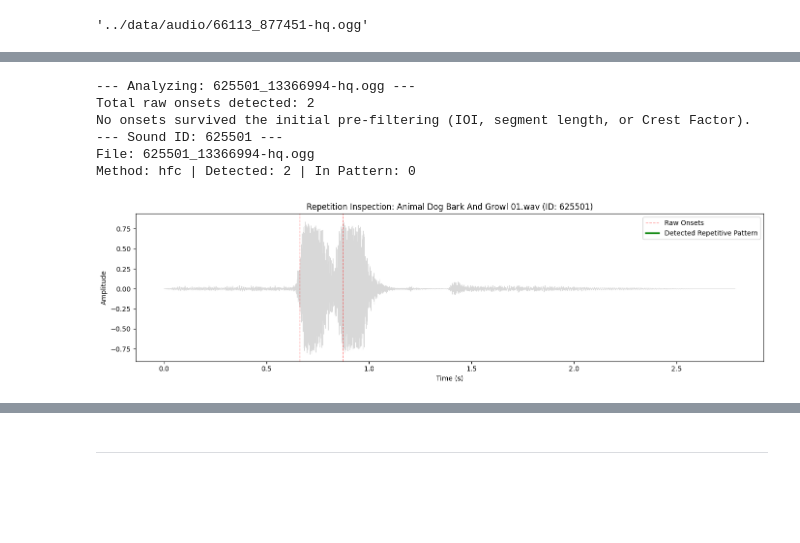
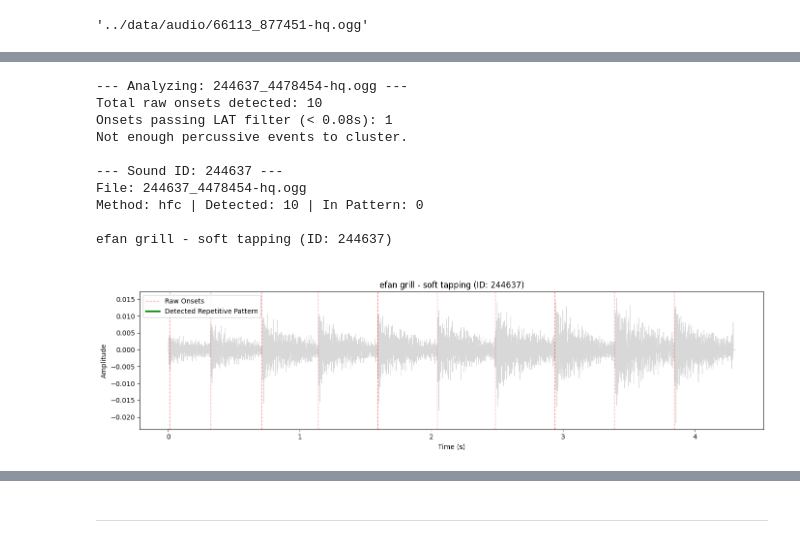
Before and after one commit to morehovschi/repepep, a Jupyter notebook: src/querier.ipynb, the cells around one changed output, grey strips where cells are left out. Drawn from its saved outputs; the diff is of its cells as text; code cells hidden in the pictures; blank space fills up the shorter version.

```diff
--- a/src/querier.ipynb
+++ b/src/querier.ipynb
@@ -44,7 +48,7 @@ os.makedirs(AUDIO_DIR, exist_ok=True)
 os.makedirs(META_DIR, exist_ok=True)
 # %%
 # Query for THIS RUN
-query = 'dog bark'
+query = '"3 times"'
 filt = None
 num_results = 20
 # %%
@@ -175,7 +172,7 @@ filename
 '../data/audio/66113_877451-hq.ogg'
 # %%
 # select a file randomly
-subdir = 'dog-bark'
+subdir = 'electric-fan'
 filename = random.choice(os.listdir(AUDIO_DIR + subdir))
 filepath = f"{AUDIO_DIR}/{subdir}/{filename}"
 sound_id = int(filename[:filename.find("_")])
@@ -205,13 +209,22 @@ ipd.Audio(audio[start_sample:end_sample], rate=sr)
+# %%
+filenames = os.listdir(f'{AUDIO_DIR}/{subdir}')
+freesound_ids = [int(filename[:filename.find("_")]) for filename in filenames]
+# %%
+current_id = freesound_ids[10]
 # %%
-inspect_sound_with_repetition(META_DIR, sound_id)
+inspect_sound_with_repetition(META_DIR, current_id)
 # %% [output]
---- Analyzing: 625501_13366994-hq.ogg ---
-Total raw onsets detected: 2
-No onsets survived the initial pre-filtering (IOI, segment length, or Crest Factor).
---- Sound ID: 625501 ---
-File: 625501_13366994-hq.ogg
-Method: hfc | Detected: 2 | In Pattern: 0
+--- Analyzing: 244637_4478454-hq.ogg ---
+Total raw onsets detected: 10
+Onsets passing LAT filter (< 0.08s): 1
+Not enough percussive events to cluster.
+
+--- Sound ID: 244637 ---
+File: 244637_4478454-hq.ogg
+Method: hfc | Detected: 10 | In Pattern: 0
+
+efan grill - soft tapping (ID: 244637)
-[figure, old version]
+[figure, new version]
 [interactive output not drawn]
 # %% [markdown]
 ---
```
Also changed, not shown: parts of 13 cells of this notebook, 8 other files.
